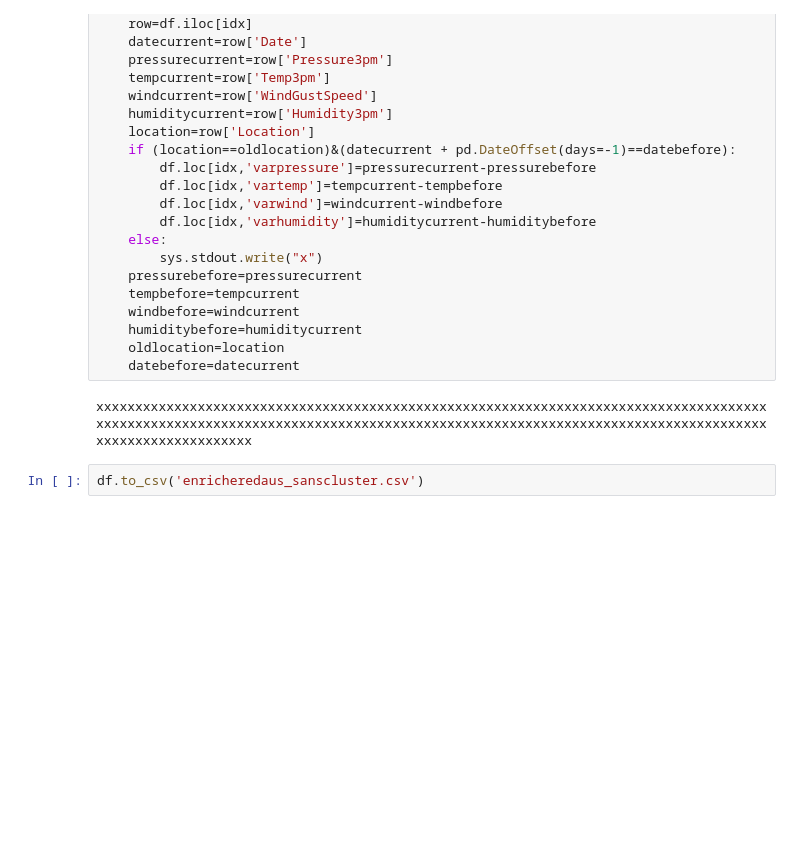
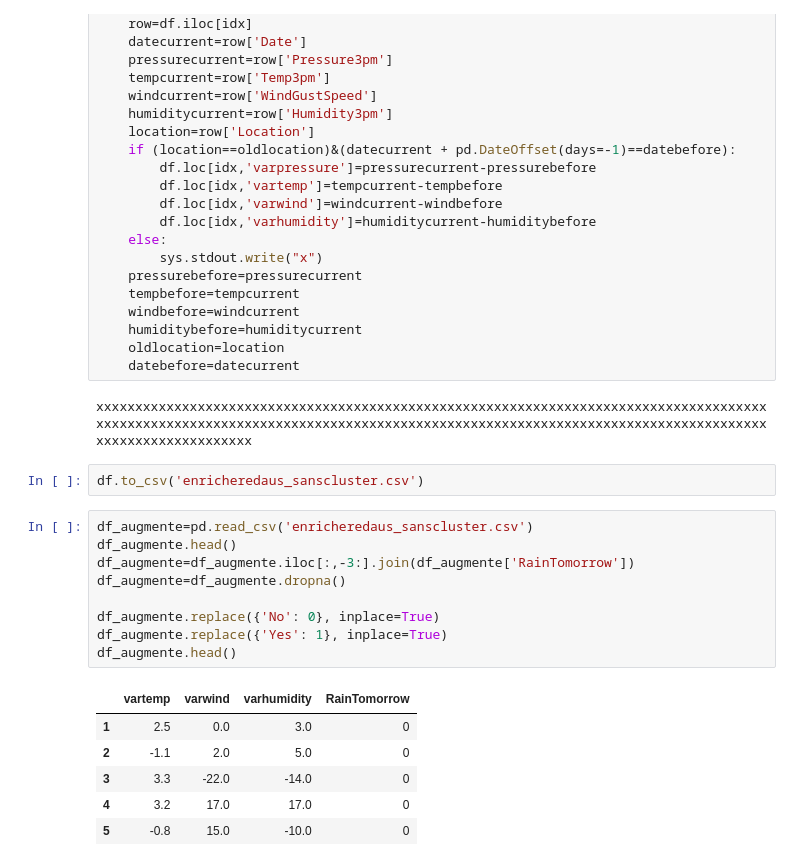
Before and after one commit to clementsoullard/weather-forecast-australia, a Jupyter notebook: enrich.ipynb, the cells around one changed output. Drawn from its saved outputs; the diff is of its cells as text; blank space fills up the shorter version.

```diff
--- a/enrich.ipynb
+++ b/enrich.ipynb
@@ -84,3 +88,19 @@ for idx in df.index:
 xxxxxxxxxxxxxxxxxxxxxxxxxxxxxxxxxxxxxxxxxxxxxxxxxxxxxxxxxxxxxxxxxxxxxxxxxxxxxxxxxxxxxxxxxxxxxxxxxxxxxxxxxxxxxxxxxxxxxxxxxxxxxxxxxxxxxxxxxxxxxxxxxxxxxxxxxxxxxxxxxxxxxxxxxxxxxxxxxxxxxxxxxxxxxxxx
 # %%
 df.to_csv('enricheredaus_sanscluster.csv')
+# %%
+df_augmente=pd.read_csv('enricheredaus_sanscluster.csv')
+df_augmente.head()
+df_augmente=df_augmente.iloc[:,-3:].join(df_augmente['RainTomorrow'])
+df_augmente=df_augmente.dropna()
+
+df_augmente.replace({'No': 0}, inplace=True)
+df_augmente.replace({'Yes': 1}, inplace=True)
+df_augmente.head()
+# %% [output]
+|  | vartemp | varwind | varhumidity | RainTomorrow |
+| 1 | 2.5 | 0.0 | 3.0 | 0 |
+| 2 | -1.1 | 2.0 | 5.0 | 0 |
+| 3 | 3.3 | -22.0 | -14.0 | 0 |
+| 4 | 3.2 | 17.0 | 17.0 | 0 |
+| 5 | -0.8 | 15.0 | -10.0 | 0 |
```
Also changed, not shown: parts of 5 cells of this notebook.
